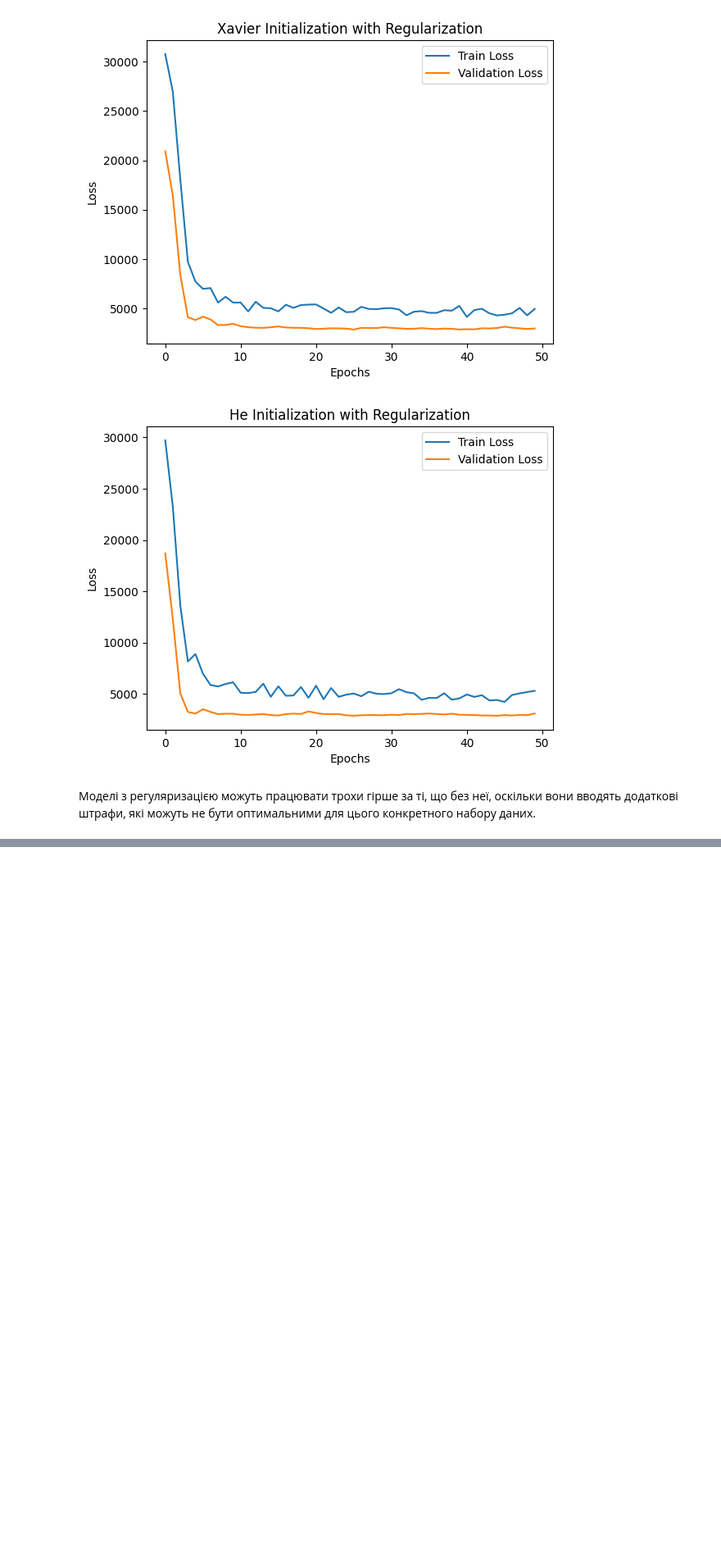
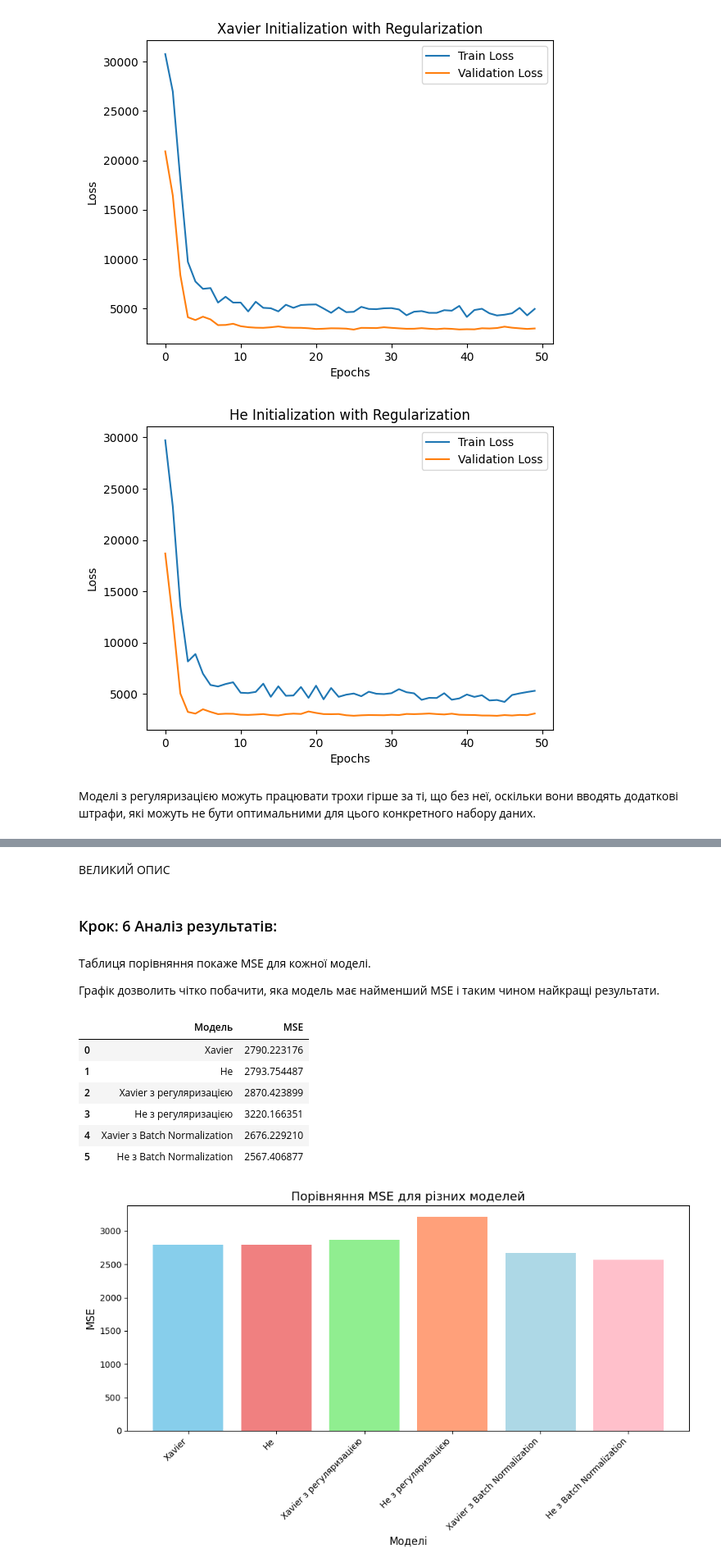
Before and after one commit to kurkur19/Neural_networks_Al_Khmuz_BS_25, a Jupyter notebook: 5lab_NN_Al_Khmuz_BS_25.ipynb, the cells around one changed output, grey strips where cells are left out. Shown: that part at 82% size. Saved outputs shown, nothing was run; the diff lists cells and outputs as text; code cells hidden in the pictures; blank space fills up the shorter version.

```diff
--- a/5lab_NN_Al_Khmuz_BS_25.ipynb
+++ b/5lab_NN_Al_Khmuz_BS_25.ipynb
@@ -408,0 +436,10 @@ plot_loss_with_regularization(history_he_reg, "He Initialization with Regulariza
+# %%
+# Оцінка на тестових даних
+y_pred_xavier_bn = model_xavier_bn.predict(X_test)
+y_pred_he_bn = model_he_bn.predict(X_test)
+
+mse_xavier_bn = mean_squared_error(y_test, y_pred_xavier_bn)
+mse_he_bn = mean_squared_error(y_test, y_pred_he_bn)
+
+print("MSE (Xavier з Batch Normalization):", mse_xavier_bn)
+print("MSE (He з Batch Normalization):", mse_he_bn)
@@ -408,0 +517,51 @@ plot_loss_with_regularization(history_he_reg, "He Initialization with Regulariza
+# %% [markdown]
+ВЕЛИКИЙ ОПИС
+# %% [markdown]
+### Крок: 6 Аналіз результатів:
+# %% [markdown]
+Таблиця порівняння покаже MSE для кожної моделі.
+
+Графік дозволить чітко побачити, яка модель має найменший MSE і таким чином найкращі результати.
+# %%
+import matplotlib.pyplot as plt
+import pandas as pd
+
+# Збираємо MSE для кожної моделі
+results = {
+    "Модель": ["Xavier", "He", "Xavier з регуляризацією", "He з регуляризацією", "Xavier з Batch Normalization", "He з Batch Normalization"],
+    "MSE": [mse_xavier, mse_he, mse_xavier_reg, mse_he_reg, mse_xavier_bn, mse_he_bn]
+}
+
+# Створюємо DataFrame для зручності порівняння
+results_df = pd.DataFrame(results)
+
+# Оформляємо таблицю для кращої візуалізації з рожевими тонами та чорним текстом
+styled_results_df = results_df.style.set_table_styles([
+    {'selector': 'th', 'props': [('background-color', '#FFB6C1'), ('color', 'black'), ('font-weight', 'bold')]},
+    {'selector': 'td', 'props': [('background-color', '#FFF0F5'), ('text-align', 'center'), ('color', 'black')]},
+    {'selector': 'tr:nth-child(even)', 'props': [('background-color', '#FFFAFA')]},
+    {'selector': 'tr:nth-child(odd)', 'props': [('background-color', '#FFEBEE')]},
+])
+
+
+# Виводимо таблицю
+display(styled_results_df)
+
+# Побудуємо графік для порівняння MSE
+plt.figure(figsize=(10, 6))
+plt.bar(results_df["Модель"], results_df["MSE"], color=['skyblue', 'lightcoral', 'lightgreen', 'lightsalmon', 'lightblue', 'pink'])
+plt.title("Порівняння MSE для різних моделей", fontsize=14)
+plt.ylabel("MSE", fontsize=12)
+plt.xlabel("Моделі", fontsize=12)
+plt.xticks(rotation=45, ha='right')
+plt.tight_layout()
+plt.show()
+# %% [output]
+|  | Модель | MSE |
+| 0 | Xavier | 2790.223176 |
+| 1 | He | 2793.754487 |
+| 2 | Xavier з регуляризацією | 2870.423899 |
+| 3 | He з регуляризацією | 3220.166351 |
+| 4 | Xavier з Batch Normalization | 2676.229210 |
+| 5 | He з Batch Normalization | 2567.406877 |
+[figure, added]
```
Also changed, not shown: parts of 21 cells of this notebook.
